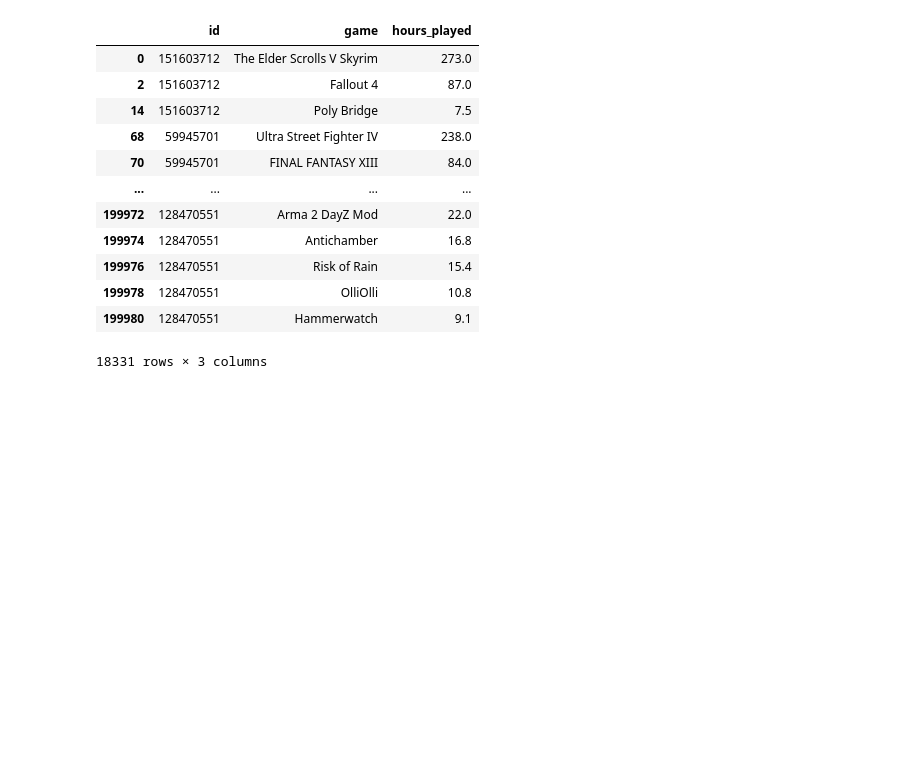
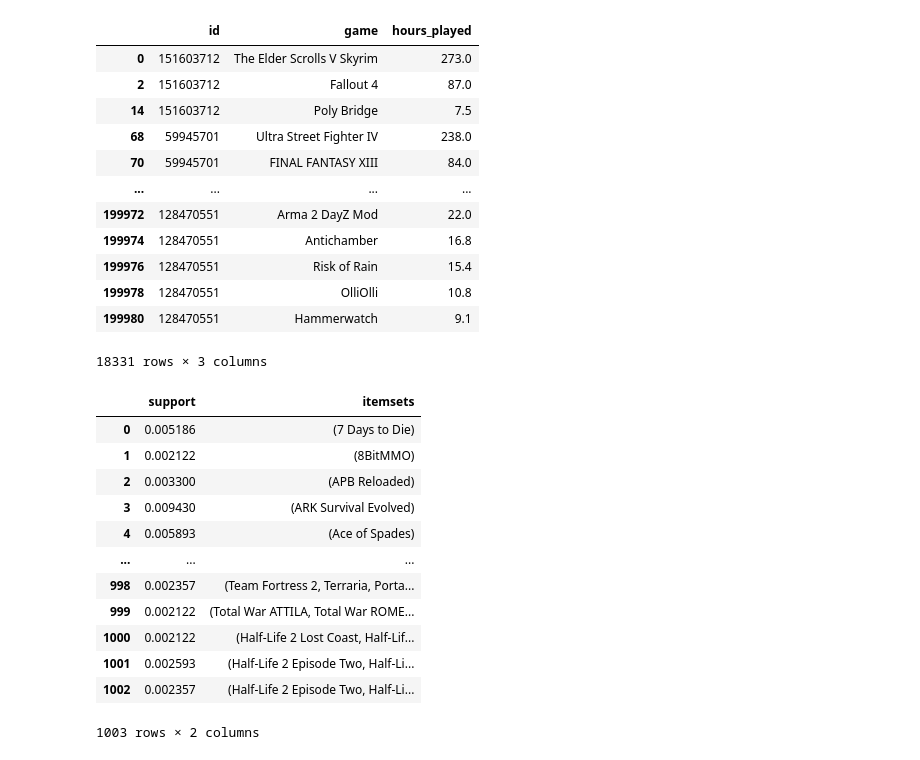
Before and after one commit to Vbardusco/sd201-steam-recommendations, a Jupyter notebook: project_steam.ipynb, the cells around one changed output. Drawn from its saved outputs; the diff is of its cells as text; code cells hidden in the pictures; blank space fills up the shorter version.

```diff
--- a/project_steam.ipynb
+++ b/project_steam.ipynb
@@ -558,3 +558,25 @@ played_games_sup_avg
 | 199978 | 128470551 | OlliOlli | 10.8 |
 | 199980 | 128470551 | Hammerwatch | 9.1 |
 18331 rows × 3 columns
+# %%
+g = played_games_sup_avg.groupby('id')['game'].apply(list).reset_index(name='games')
+g['games']
+te_ary = te.fit(g['games']).transform(g['games'])
+df2 = pd.DataFrame(te_ary, columns=te.columns_)
+df2
+fis2 = apriori(df2, min_support=0.002, use_colnames=True)
+fis2
+# %% [output]
+|  | support | itemsets |
+| 0 | 0.005186 | (7 Days to Die) |
+| 1 | 0.002122 | (8BitMMO) |
+| 2 | 0.003300 | (APB Reloaded) |
+| 3 | 0.009430 | (ARK Survival Evolved) |
+| 4 | 0.005893 | (Ace of Spades) |
+| ... | ... | ... |
+| 998 | 0.002357 | (Team Fortress 2, Terraria, Porta... |
+| 999 | 0.002122 | (Total War ATTILA, Total War ROME... |
+| 1000 | 0.002122 | (Half-Life 2 Lost Coast, Half-Lif... |
+| 1001 | 0.002593 | (Half-Life 2 Episode Two, Half-Li... |
+| 1002 | 0.002357 | (Half-Life 2 Episode Two, Half-Li... |
+1003 rows × 2 columns
```
Also changed, not shown: parts of 6 cells of this notebook.
